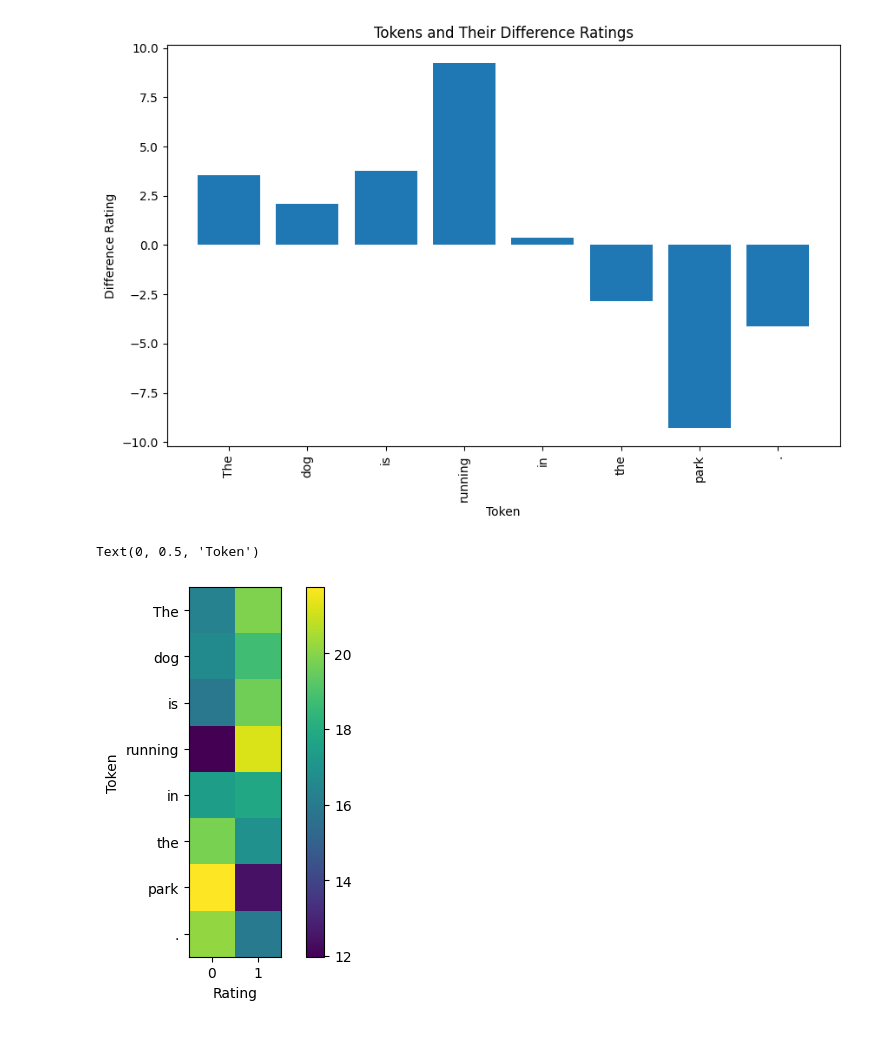
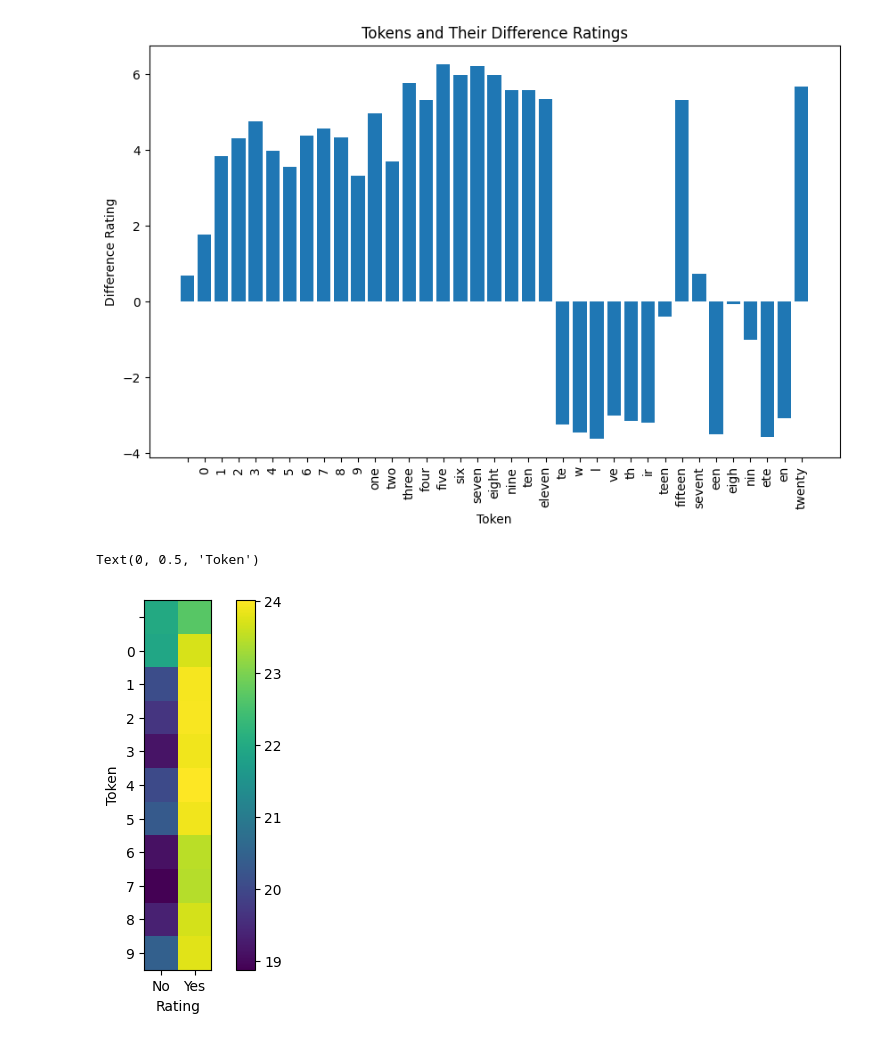
Before and after one commit to seamus-fallows/ARENA-Hackathon, a Jupyter notebook: demos/prompting_Llama.ipynb, the cells around one changed output. Saved outputs shown, nothing was run; the diff lists cells and outputs as text; code cells hidden in the pictures.

Commit message:
prompt god

```diff
--- a/demos/prompting_Llama.ipynb
+++ b/demos/prompting_Llama.ipynb
@@ -44,0 +36,12 @@ number_ids = [tokenizer.encode(str(i))[2] for i in range(2)]
+# %%
+
+systtem_prompt =   f"You are a question answering assistent, you always follow instructions exactly and always answer questions correctly. Answer every question with either 'Yes' or 'No'."
+
+example_sentence = "0123456789 one two three four five six seven eight nine ten eleven tewlve thirteen fourteen fifteen sixteen seventeen eighteen nineteen twenty"
+concept = "number"
+user_prompt_1 = f"Is the word '"
+user_prompt_2 = f"' an example of a {concept}? Answer 'Yes' if it IS a {concept}. Answer 'No' if it is NOT a {concept}. Think carefully about your answer and be confident in your response."
+# %%
+rate_tokens = tokenizer.encode(example_sentence)[1:]
+label_ids = [tokenizer.encode("No")[-1], tokenizer.encode("Yes")[-1]]
+print(label_ids)
@@ -45,2 +50,2 @@ number_ids = [tokenizer.encode(str(i))[2] for i in range(2)]
 # %%
-rank_ids = rating_ids(tokenizer, systtem_prompt, user_prompt, rate_tokens)
+rank_ids= rating_ids(tokenizer,systtem_prompt, user_prompt_1, user_prompt_2, rate_tokens)
@@ -47,5 +59,17 @@ rank_ids = rating_ids(tokenizer, systtem_prompt, user_prompt, rate_tokens)
 # %%
-logits = model.forward(rank_ids.to(model.device))["logits"].detach().cpu().numpy()
+logits = model.forward(rank_ids.to(model.device))["logits"]
+# empty cache
 t.cuda.empty_cache()
-rating_logits = logits[:,-1,number_ids]
+# top 10 predicted tokens
+top_10_tokens = t.topk(logits[:,-1,:],10).indices
+
+top_10_token_values = t.topk(t.nn.functional.softmax(logits[:,-1,:], dim=-1),10).values
+print(top_10_token_values)
+for top_10 in top_10_tokens:
+    for token in top_10:
+        print(f"'{tokenizer.decode([token])}', {token}")
+    print("#")
+logits = logits.detach().cpu().numpy()
+t.cuda.empty_cache()
+rating_logits = logits[:,-1,label_ids]
 diff_rating_logits = rating_logits[:,1]-rating_logits[:,0]
@@ -52,5 +94,5 @@ diff_rating_logits = rating_logits[:,1]-rating_logits[:,0]
 # %%
-x_labels = [tokenizer.decode([i]) for i in number_ids]
+x_labels = [tokenizer.decode([i]) for i in label_ids]
 y_labels = [tokenizer.decode([i]) for i in rate_tokens]
 
 plt.figure(figsize=(10, 6))
@@ -61,16 +103,16 @@ plt.title("Tokens and Their Difference Ratings")
 plt.xticks(rotation=90)
 plt.show()
 # %% [output]
-[figure, old version]
+[figure, new version]
 # %%
-x_labels = [tokenizer.decode([i]) for i in number_ids]
+x_labels = [tokenizer.decode([i]) for i in label_ids]
 y_labels = [tokenizer.decode([i]) for i in rate_tokens]
 plt.imshow(rating_logits)
 plt.xticks(range(len(x_labels)), x_labels)
 plt.yticks(range(len(y_labels)), y_labels)
 plt.colorbar()
 plt.xlabel("Rating")
 plt.ylabel("Token")
 # %% [output]
 Text(0, 0.5, 'Token')
-[figure, old version]
+[figure, new version]
```
Also changed, not shown: parts of 6 cells of this notebook.
